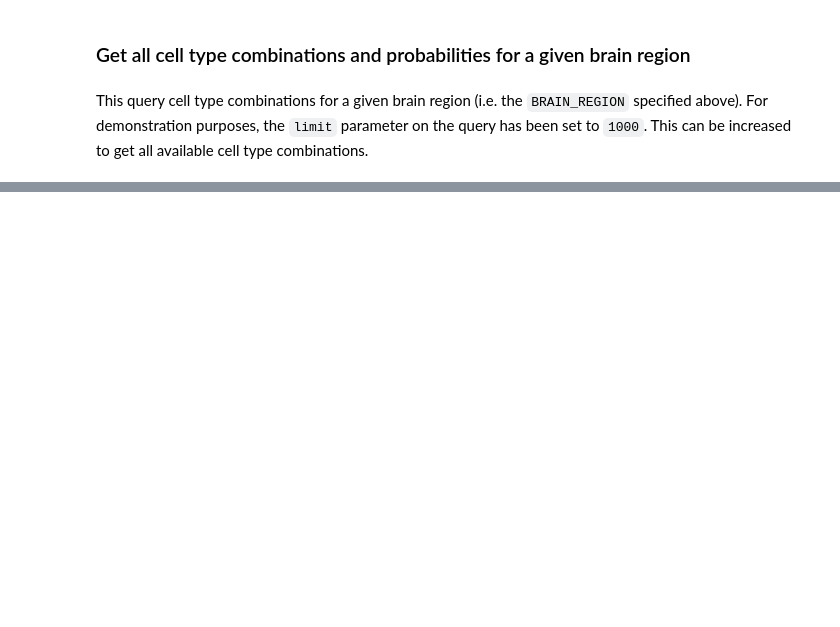
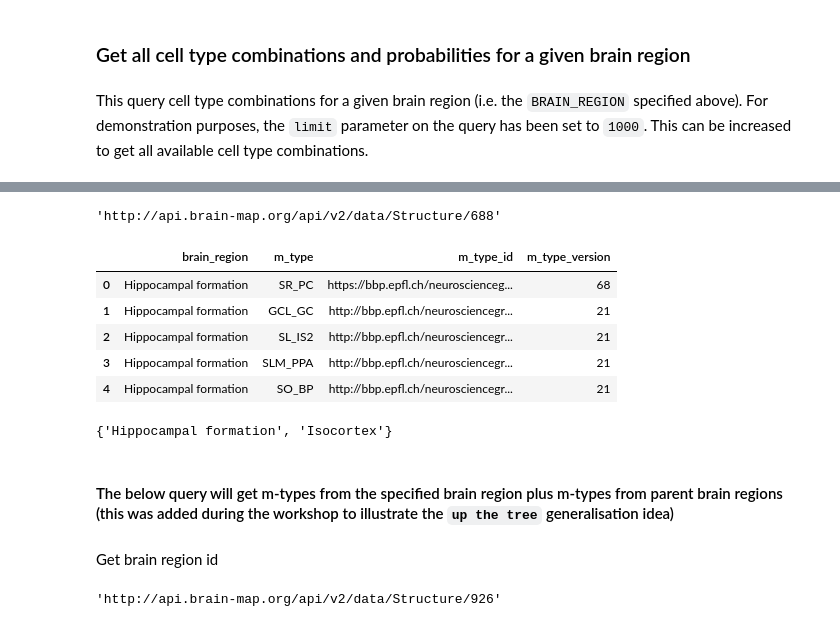
Before and after one commit to BlueBrain/brain-modeling-ontology, a Jupyter notebook: examples/notebooks/Query Cell Types Ontology.ipynb, the cells around one changed output, grey strips where cells are left out. Drawn from its saved outputs; the diff is of its cells as text; code cells hidden in the pictures; blank space fills up the shorter version.

Commit message:
Updated queries discussed during the workshop

```diff
--- a/examples/notebooks/Query Cell Types Ontology.ipynb
+++ b/examples/notebooks/Query Cell Types Ontology.ipynb
@@ -298,0 +495,39 @@ df.head()
+# %%
+brain_region
+# %% [output]
+'http://api.brain-map.org/api/v2/data/Structure/688'
+# %%
+query = f"""
+
+SELECT ?m_type ?m_type_id ?m_type_version ?brain_region
+
+WHERE {{
+        ?m_type_id label ?m_type ;
+            _rev ?m_type_version ;
+            subClassOf* MType ;
+            hasSomaLocatedIn ?brain_region_id .
+
+        ?brain_region_id label ?brain_region ;
+            ^hasPart* <{brain_region}> ;
+            _rev ?brain_region_version .
+}}
+"""
+# %%
+resources = forge.sparql(query, limit=1000)
+# %%
+df = forge.as_dataframe(resources)
+# %%
+df.head()
+# %% [output]
+|  | brain_region | m_type | m_type_id | m_type_version |
+| 0 | Hippocampal formation | SR_PC | https://bbp.epfl.ch/neuroscienceg... | 68 |
+| 1 | Hippocampal formation | GCL_GC | http://bbp.epfl.ch/neurosciencegr... | 21 |
+| 2 | Hippocampal formation | SL_IS2 | http://bbp.epfl.ch/neurosciencegr... | 21 |
+| 3 | Hippocampal formation | SLM_PPA | http://bbp.epfl.ch/neurosciencegr... | 21 |
+| 4 | Hippocampal formation | SO_BP | http://bbp.epfl.ch/neurosciencegr... | 21 |
+# %%
+set(df.brain_region)
+# %% [output]
+{'Hippocampal formation', 'Isocortex'}
+# %% [markdown]
+#### The below query will get m-types from the specified brain region plus m-types from parent brain regions (this was added during the workshop to illustrate the `up the tree` generalisation idea)
@@ -298,0 +536,2 @@ df.head()
+# %% [markdown]
+Get brain region id
@@ -298,0 +542,4 @@ df.head()
+# %%
+brain_region
+# %% [output]
+'http://api.brain-map.org/api/v2/data/Structure/926'
```
Also changed, not shown: parts of 65 cells of this notebook.
